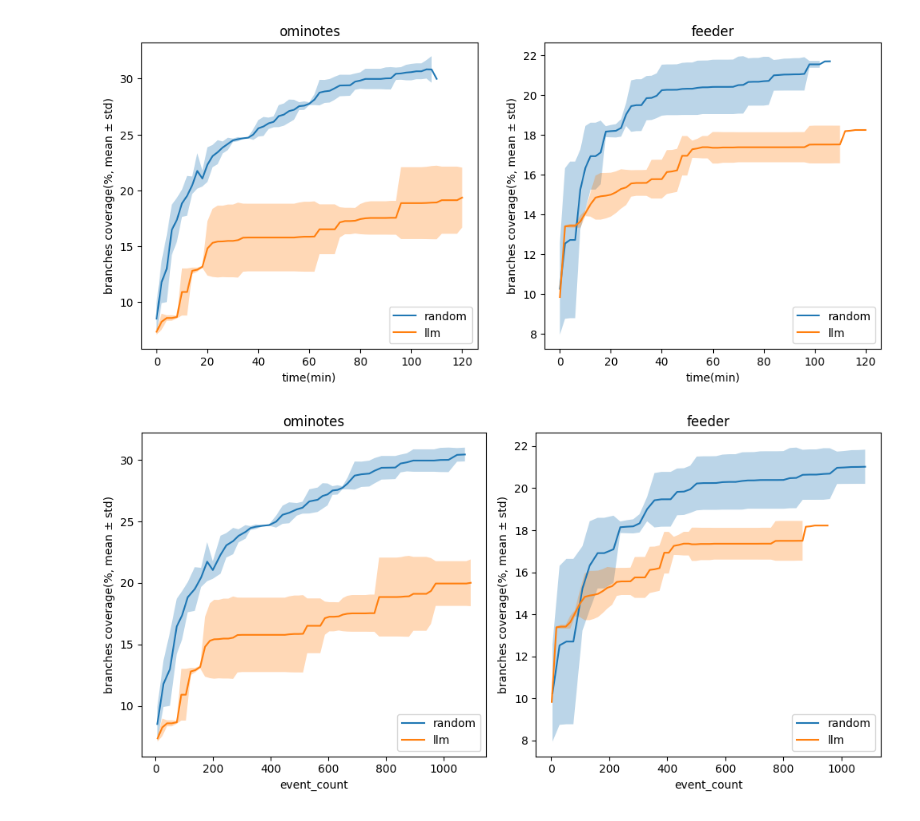
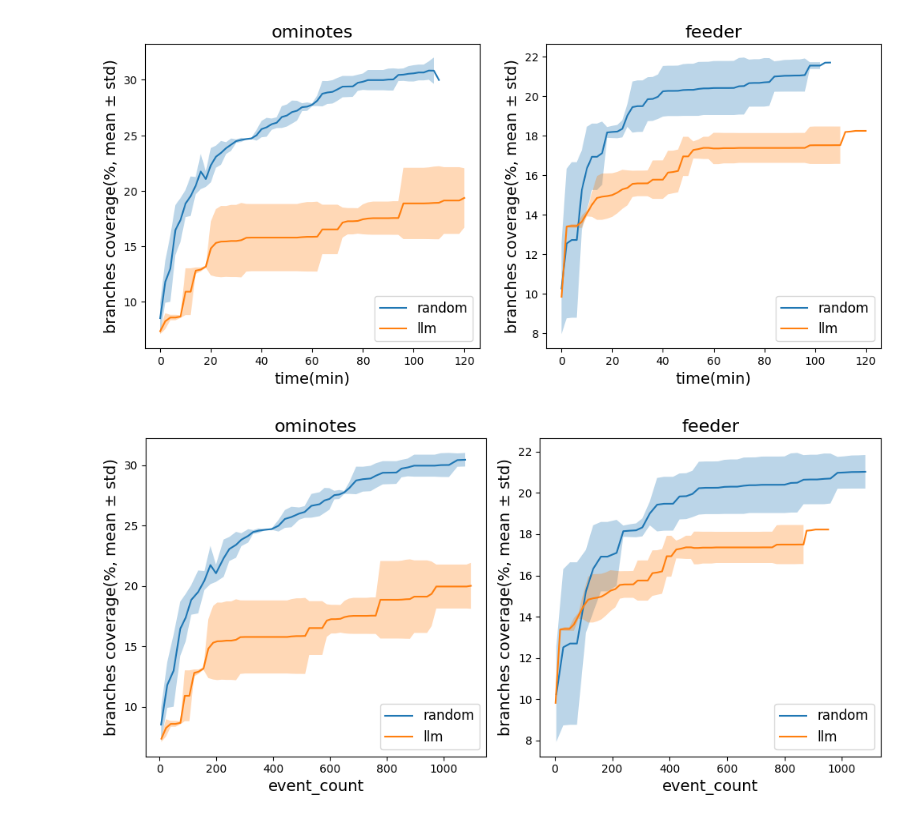
Before and after one commit to llipengda/kea-test, a Jupyter notebook: analysis/llm_random.ipynb, the cells around one changed output. Saved outputs shown, nothing was run; the diff lists cells and outputs as text; code cells hidden in the pictures.

```diff
--- a/analysis/llm_random.ipynb
+++ b/analysis/llm_random.ipynb
@@ -58,43 +58,43 @@ def draw(files: list[str], name: str, i: int, app_name: str):
     for _, col in enumerate(cols):
         ax = axs_time[i]
         y = data[f'{col}_mean']
         yerr = data[f'{col}_std']
         x = data['index']
         ax.plot(x * 2, y, label=name)
         ax.fill_between(x * 2, y - yerr, y + yerr, alpha=0.3)
-        ax.set_title(app_name)
-        ax.set_xlabel('time(min)')
-        ax.set_ylabel(f'{col} coverage(%, mean ± std)')
-        ax.legend(loc='lower right')
+        ax.set_title(app_name,fontsize=16)
+        ax.set_xlabel('time(min)',fontsize=14)
+        ax.set_ylabel(f'{col} coverage(%, mean ± std)',fontsize=14)
+        ax.legend(loc='lower right', fontsize=12)
 
     data = df_grouped[df_grouped['event_count'] <= 1100]
     data = data.sort_values(by='event_count')
 
     for _, col in enumerate(cols):
         ax = axs_event[i]
         y = data[f'{col}_mean']
         yerr = data[f'{col}_std']
         x = data['event_count']
         ax.plot(x, y, label=name)
         ax.fill_between(x, y - yerr, y + yerr, alpha=0.3)
-        ax.set_title(app_name)
-        ax.set_xlabel('event_count')
-        ax.set_ylabel(f'{col} coverage(%, mean ± std)')
-        ax.legend(loc='lower right')
+        ax.set_title(app_name, fontsize=16)
+        ax.set_xlabel('event_count', fontsize=14)
+        ax.set_ylabel(f'{col} coverage(%, mean ± std)',fontsize=14)
+        ax.legend(loc='lower right', fontsize=12)
 
     plt.tight_layout()
 
 
 draw(random_files, 'random', 0, 'ominotes')
 draw(llm_files, 'llm', 0, 'ominotes')
 
 draw(random_files2, 'random', 1, 'feeder')
 draw(llm_files2, 'llm', 1, 'feeder')
 
 plt.show()
 # %% [output]
-[figure, old version]
+[figure, new version]
-[figure, old version]
+[figure, new version]
 # %%
 import os
 
```
Also changed, not shown: 4 other files.
